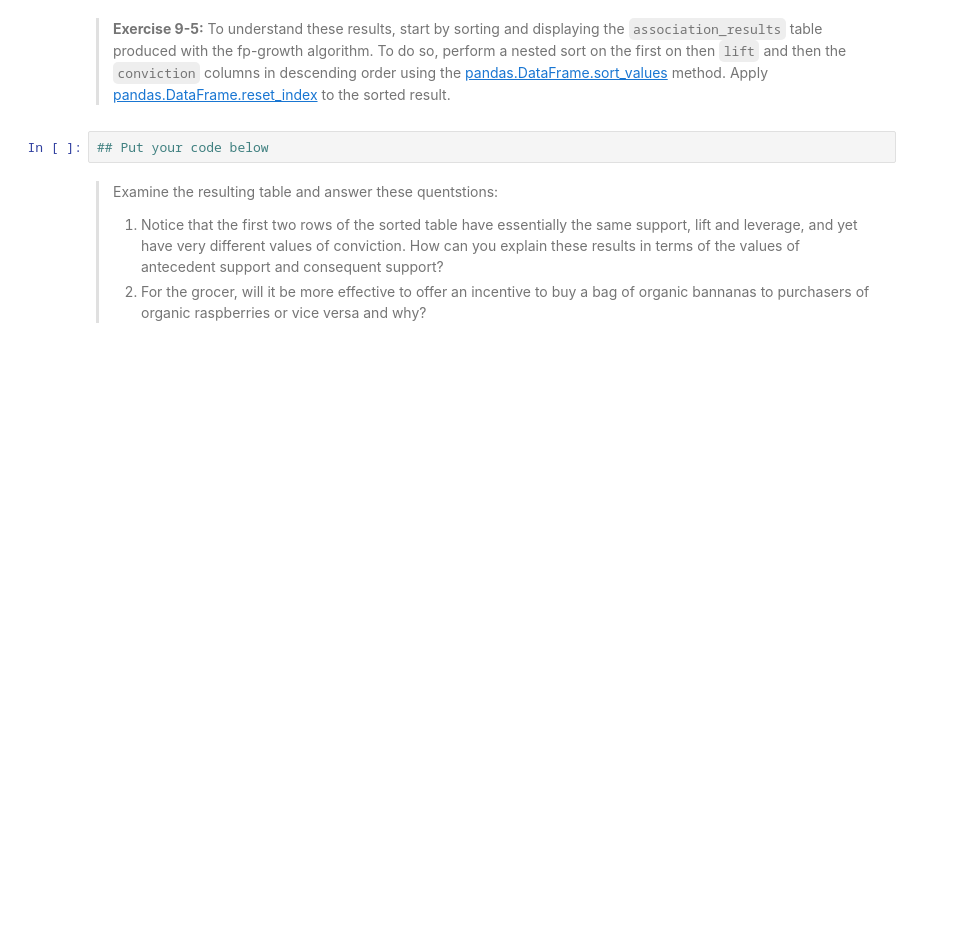
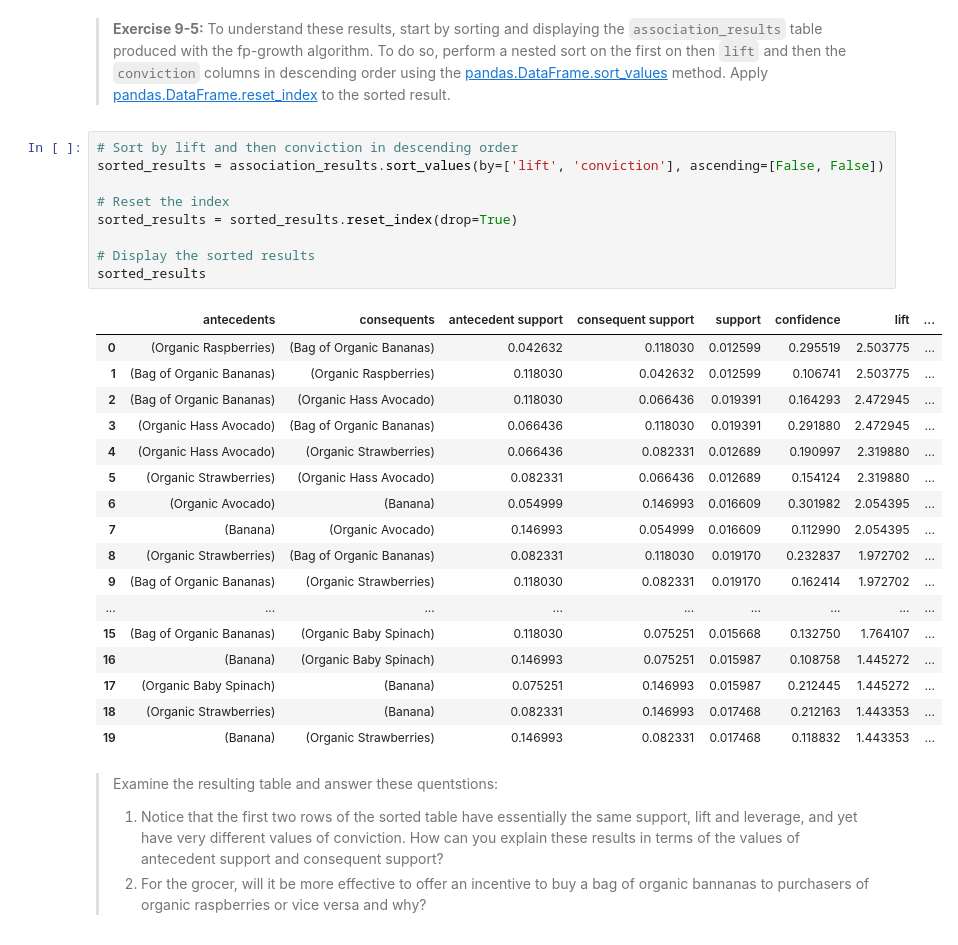
Before and after one commit to lscarval/CSCI-S-108-Data-Mining, a Jupyter notebook: notebooks/09_AssociationModels.ipynb, the cells around one changed output. Drawn from its saved outputs; the diff is of its cells as text; blank space fills up the shorter version.

```diff
--- a/notebooks/09_AssociationModels.ipynb
+++ b/notebooks/09_AssociationModels.ipynb
@@ -449,7 +449,32 @@ Multiple filtering criteria are often applied to large association rule sets.
 # %% [markdown]
 > **Exercise 9-5:** To understand these results, start by sorting and displaying the `association_results` table produced with the fp-growth algorithm. To do so, perform a nested sort on the first on then `lift` and then the `conviction` columns in descending order using the [pandas.DataFrame.sort_values](https://pandas.pydata.org/docs/reference/api/pandas.DataFrame.sort_values.html) method. Apply [pandas.DataFrame.reset_index](https://pandas.pydata.org/docs/reference/api/pandas.DataFrame.reset_index.html) to the sorted result.
 # %%
-## Put your code below
+# Sort by lift and then conviction in descending order
+sorted_results = association_results.sort_values(by=['lift', 'conviction'], ascending=[False, False])
+
+# Reset the index
+sorted_results = sorted_results.reset_index(drop=True)
+
+# Display the sorted results
+sorted_results
+# %% [output]
+|  | antecedents | consequents | antecedent support | consequent support | support | confidence | lift | ... |
+| 0 | (Organic Raspberries) | (Bag of Organic Bananas) | 0.042632 | 0.118030 | 0.012599 | 0.295519 | 2.503775 | ... |
+| 1 | (Bag of Organic Bananas) | (Organic Raspberries) | 0.118030 | 0.042632 | 0.012599 | 0.106741 | 2.503775 | ... |
+| 2 | (Bag of Organic Bananas) | (Organic Hass Avocado) | 0.118030 | 0.066436 | 0.019391 | 0.164293 | 2.472945 | ... |
+| 3 | (Organic Hass Avocado) | (Bag of Organic Bananas) | 0.066436 | 0.118030 | 0.019391 | 0.291880 | 2.472945 | ... |
+| 4 | (Organic Hass Avocado) | (Organic Strawberries) | 0.066436 | 0.082331 | 0.012689 | 0.190997 | 2.319880 | ... |
+| 5 | (Organic Strawberries) | (Organic Hass Avocado) | 0.082331 | 0.066436 | 0.012689 | 0.154124 | 2.319880 | ... |
+| 6 | (Organic Avocado) | (Banana) | 0.054999 | 0.146993 | 0.016609 | 0.301982 | 2.054395 | ... |
+| 7 | (Banana) | (Organic Avocado) | 0.146993 | 0.054999 | 0.016609 | 0.112990 | 2.054395 | ... |
+| 8 | (Organic Strawberries) | (Bag of Organic Bananas) | 0.082331 | 0.118030 | 0.019170 | 0.232837 | 1.972702 | ... |
+| 9 | (Bag of Organic Bananas) | (Organic Strawberries) | 0.118030 | 0.082331 | 0.019170 | 0.162414 | 1.972702 | ... |
+| ... | ... | ... | ... | ... | ... | ... | ... | ... |
+| 15 | (Bag of Organic Bananas) | (Organic Baby Spinach) | 0.118030 | 0.075251 | 0.015668 | 0.132750 | 1.764107 | ... |
+| 16 | (Banana) | (Organic Baby Spinach) | 0.146993 | 0.075251 | 0.015987 | 0.108758 | 1.445272 | ... |
+| 17 | (Organic Baby Spinach) | (Banana) | 0.075251 | 0.146993 | 0.015987 | 0.212445 | 1.445272 | ... |
+| 18 | (Organic Strawberries) | (Banana) | 0.082331 | 0.146993 | 0.017468 | 0.212163 | 1.443353 | ... |
+| 19 | (Banana) | (Organic Strawberries) | 0.146993 | 0.082331 | 0.017468 | 0.118832 | 1.443353 | ... |
 # %% [markdown]
 > Examine the resulting table and answer these quentstions:
 > 1. Notice that the first two rows of the sorted table have essentially the same support, lift and leverage, and yet have very different values of conviction. How can you explain these results in terms of the values of antecedent support and consequent support?
```
Also changed, not shown: parts of 9 cells of this notebook.
